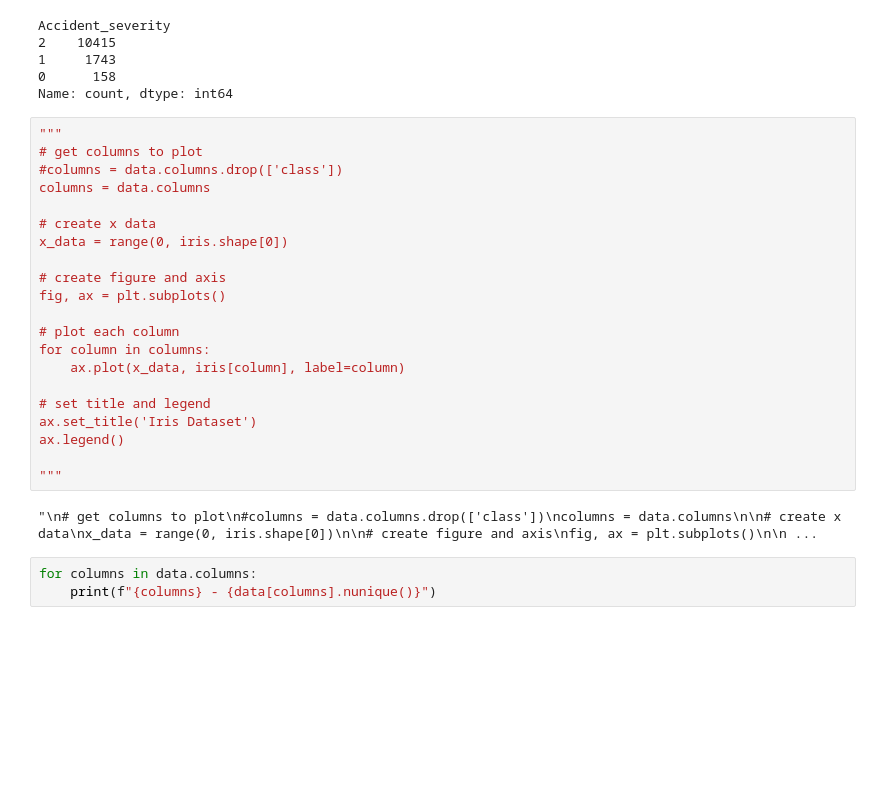
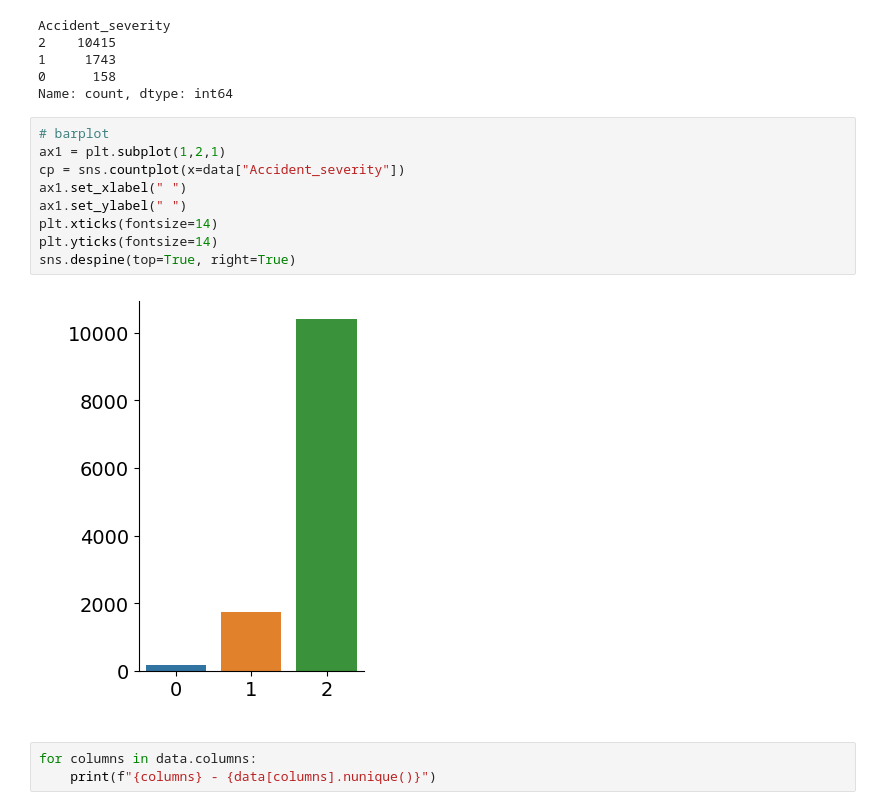
Before and after one commit to Yash-K1/Road-Accident-Severity-Classification, a Jupyter notebook: new_cleaned.ipynb, the cells around one changed output. Saved outputs shown, nothing was run; the diff lists cells and outputs as text; blank space fills up the shorter version.

```diff
--- a/new_cleaned.ipynb
+++ b/new_cleaned.ipynb
@@ -54,29 +55,17 @@ Accident_severity
 1     1743
 0      158
 Name: count, dtype: int64
-# %%
-"""
-# get columns to plot
-#columns = data.columns.drop(['class'])
-columns = data.columns
-
-# create x data
-x_data = range(0, iris.shape[0])
-
-# create figure and axis
-fig, ax = plt.subplots()
-
-# plot each column
-for column in columns:
-    ax.plot(x_data, iris[column], label=column)
-
-# set title and legend
-ax.set_title('Iris Dataset')
-ax.legend()
-
-"""
-# %% [output]
-"\n# get columns to plot\n#columns = data.columns.drop(['class'])\ncolumns = data.columns\n\n# create x data\nx_data = range(0, iris.shape[0])\n\n# create figure and axis\nfig, ax = plt.subplots()\n\n ...
+# %%
+# barplot
+ax1 = plt.subplot(1,2,1)
+cp = sns.countplot(x=data["Accident_severity"])
+ax1.set_xlabel(" ")
+ax1.set_ylabel(" ")
+plt.xticks(fontsize=14)
+plt.yticks(fontsize=14)
+sns.despine(top=True, right=True)
+# %% [output]
+[figure, added]
 # %%
 for columns in data.columns:
     print(f"{columns} - {data[columns].nunique()}")
```
Also changed, not shown: parts of 1 cell of this notebook.
